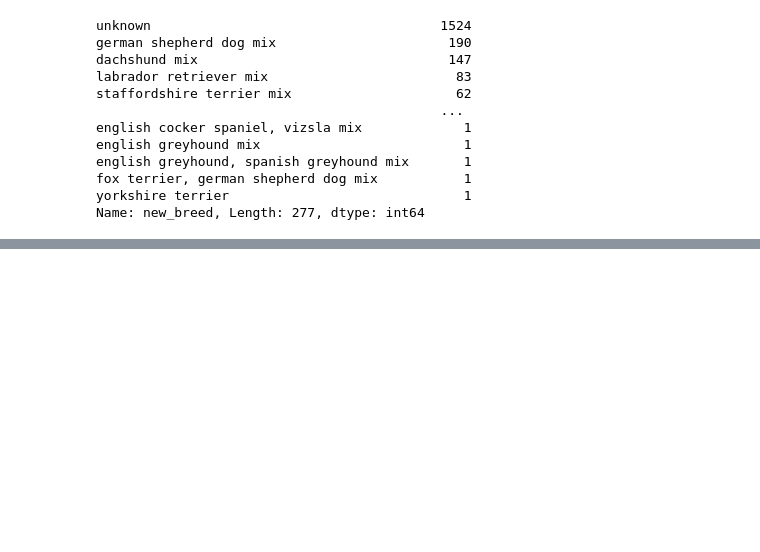
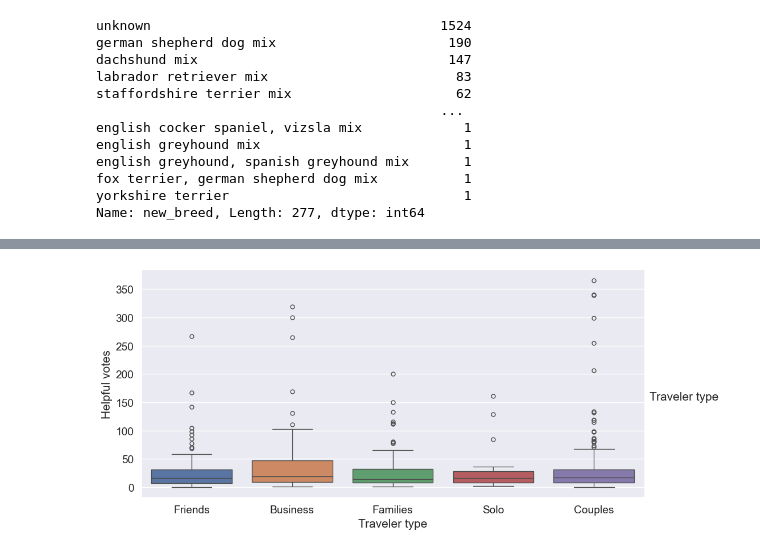
Before and after one commit to AnshuBantra/Python, a Jupyter notebook: Associate Data Scientist in Python/Working with Categorical Data in Python/Introduction to Categorical Data/notebook.ipynb, the cells around one changed output, grey strips where cells are left out. Drawn from its saved outputs; the diff is of its cells as text; code cells hidden in the pictures; blank space fills up the shorter version.

```diff
--- a/Associate Data Scientist in Python/Working with Categorical Data in Python/Introduction to Categorical Data/notebook.ipynb
+++ b/Associate Data Scientist in Python/Working with Categorical Data in Python/Introduction to Categorical Data/notebook.ipynb
@@ -484,0 +549,21 @@ Name: new_breed, Length: 277, dtype: int64
+# %%
+# Set the font size to 1.25
+sns.set(font_scale=1.25)
+
+# Set the background to "darkgrid"
+sns.set_style('darkgrid')
+
+# Create a boxplot
+sns.catplot(
+    data=df_vegas,
+    kind='box',
+    x = 'Traveler type',
+    y = 'Helpful votes',
+    hue = 'Traveler type',
+    height=5,
+    aspect=2
+)
+
+plt.show()
+# %% [output]
+[figure, added]
```
Also changed, not shown: parts of 8 cells of this notebook, 1 other file.
